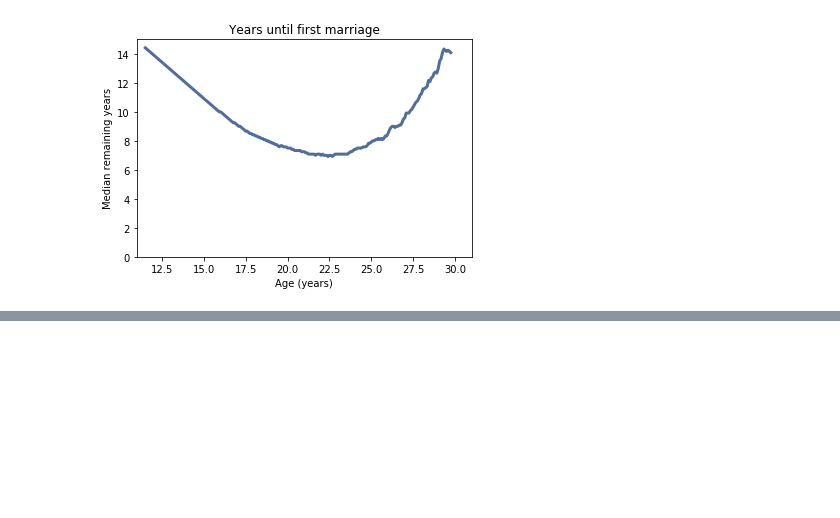
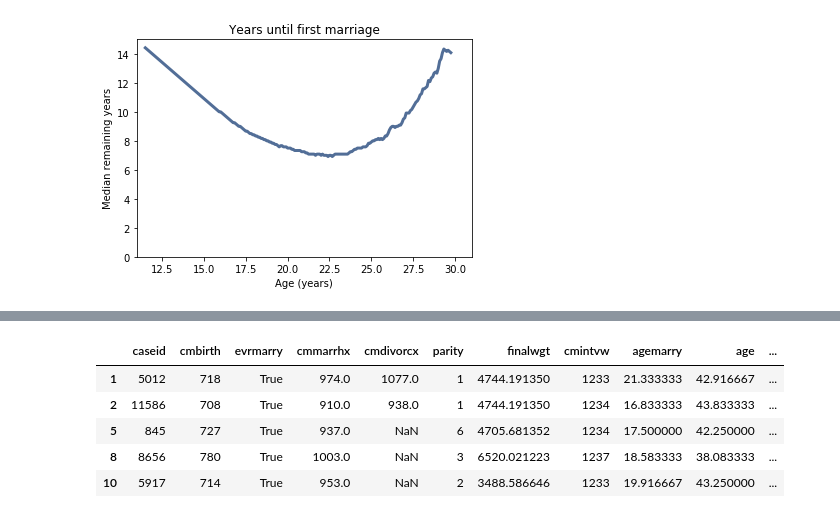
Before and after one commit to Svensone/ThinkStats2-Study, a Jupyter notebook: code/1. Ch. 13 Survival Analysis.ipynb, the cells around one changed output, grey strips where cells are left out. Cells and saved outputs as stored; diff of their text form; code cells hidden in the pictures; blank space fills up the shorter version.

```diff
--- a/code/1. Ch. 13 Survival Analysis.ipynb
+++ b/code/1. Ch. 13 Survival Analysis.ipynb
@@ -330,0 +362,18 @@ thinkplot.Config(title='Years until first marriage',
+# %%
+CleanDataEx(resp6)
+CleanDataEx(resp7)
+
+# only those relevant that have been married
+
+married6 = resp6[resp6.evrmarry==1]
+married7 = resp7[resp7.evrmarry==1]
+# %%
+# have a loooooook first
+married6.head()
+# %% [output]
+|  | caseid | cmbirth | evrmarry | cmmarrhx | cmdivorcx | parity | finalwgt | cmintvw | agemarry | age | ... |
+| 1 | 5012 | 718 | True | 974.0 | 1077.0 | 1 | 4744.191350 | 1233 | 21.333333 | 42.916667 | ... |
+| 2 | 11586 | 708 | True | 910.0 | 938.0 | 1 | 4744.191350 | 1234 | 16.833333 | 43.833333 | ... |
+| 5 | 845 | 727 | True | 937.0 | NaN | 6 | 4705.681352 | 1234 | 17.500000 | 42.250000 | ... |
+| 8 | 8656 | 780 | True | 1003.0 | NaN | 3 | 6520.021223 | 1237 | 18.583333 | 38.083333 | ... |
+| 10 | 5917 | 714 | True | 953.0 | NaN | 2 | 3488.586646 | 1233 | 19.916667 | 43.250000 | ... |
```
Also changed, not shown: parts of 8 cells of this notebook.
